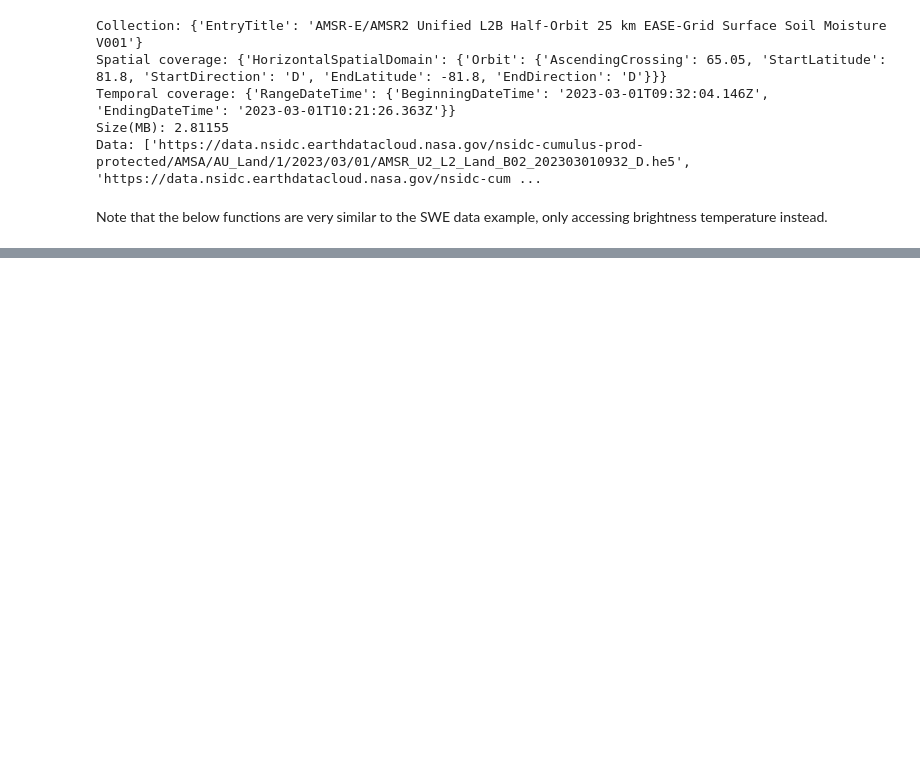
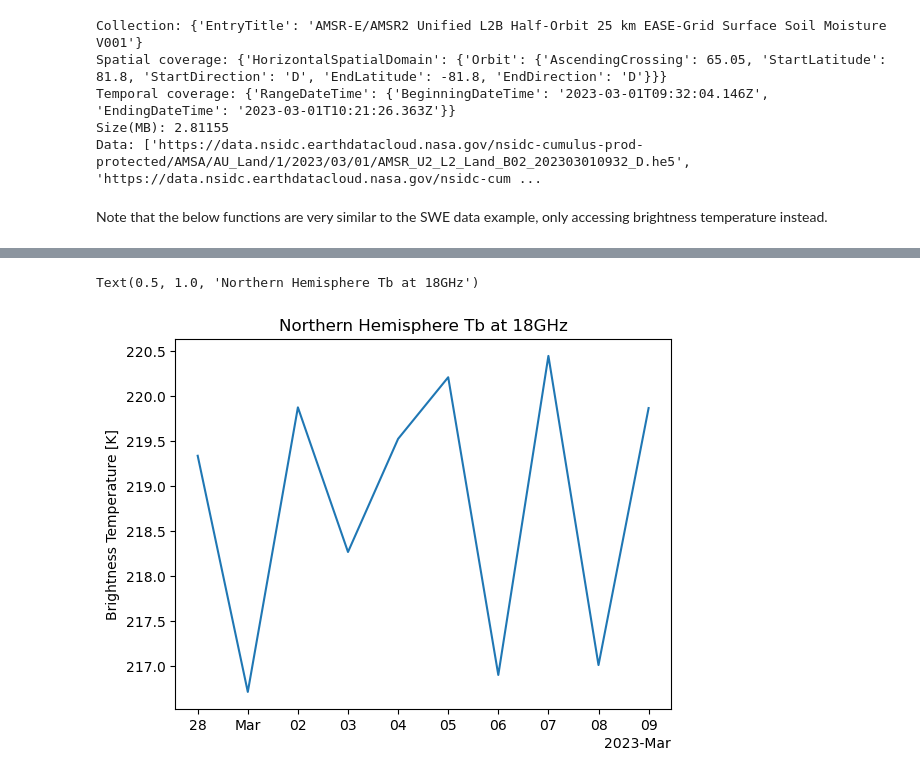
Before and after one commit to zachghiaccio/snow-observations, a Jupyter notebook: notebooks/AMSR2_swe_access.ipynb, the cells around one changed output, grey strips where cells are left out. Drawn from its saved outputs; the diff is of its cells as text; code cells hidden in the pictures; blank space fills up the shorter version.

```diff
--- a/notebooks/AMSR2_swe_access.ipynb
+++ b/notebooks/AMSR2_swe_access.ipynb
@@ -333,3 +381,13 @@ ds['tbv36'] = ds['tbv36']/10
+# %%
+# Spatially-averaged Tb at 18 GHz
+fig, ax = plt.subplots()
+ds_concat['tbv18'].mean(dim=('x','y')).plot(ax=ax)
+ax.set_xlabel(' ')
+ax.set_ylabel('Brightness Temperature [K]')
+ax.set_title('Northern Hemisphere Tb at 18GHz')
+# %% [output]
+Text(0.5, 1.0, 'Northern Hemisphere Tb at 18GHz')
+[figure, added]
 # %%
 import cartopy.crs as ccrs
 import cartopy.feature as cfeature
```
Also changed, not shown: parts of 12 cells of this notebook.
